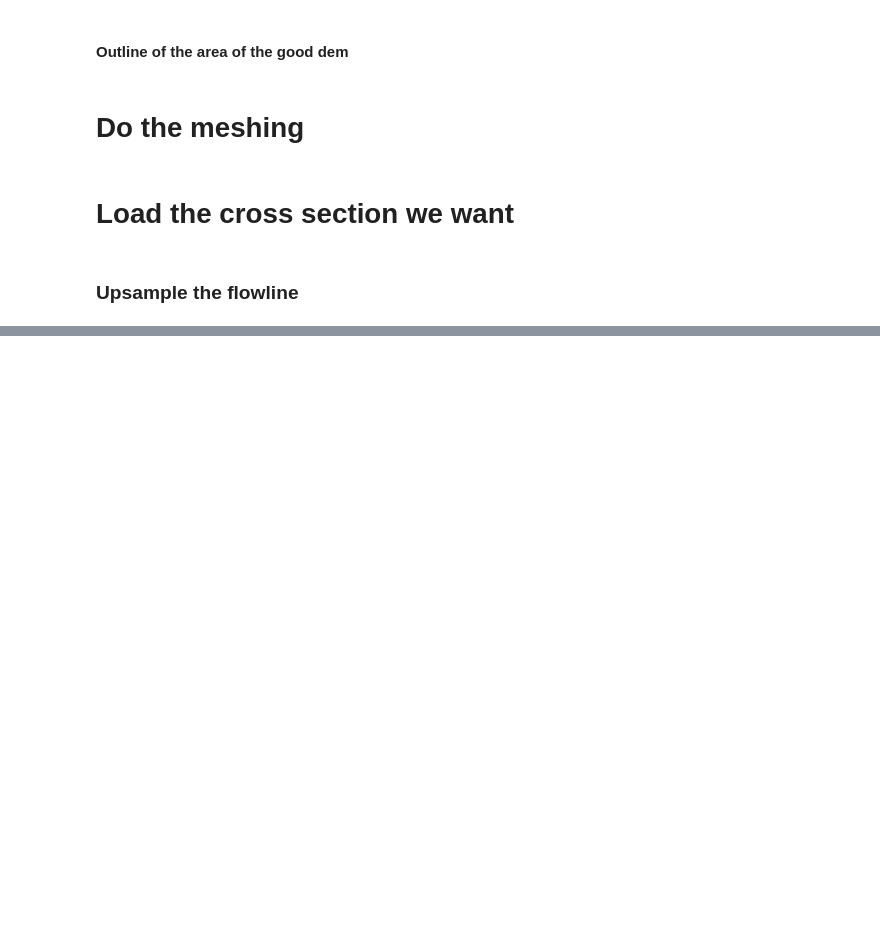
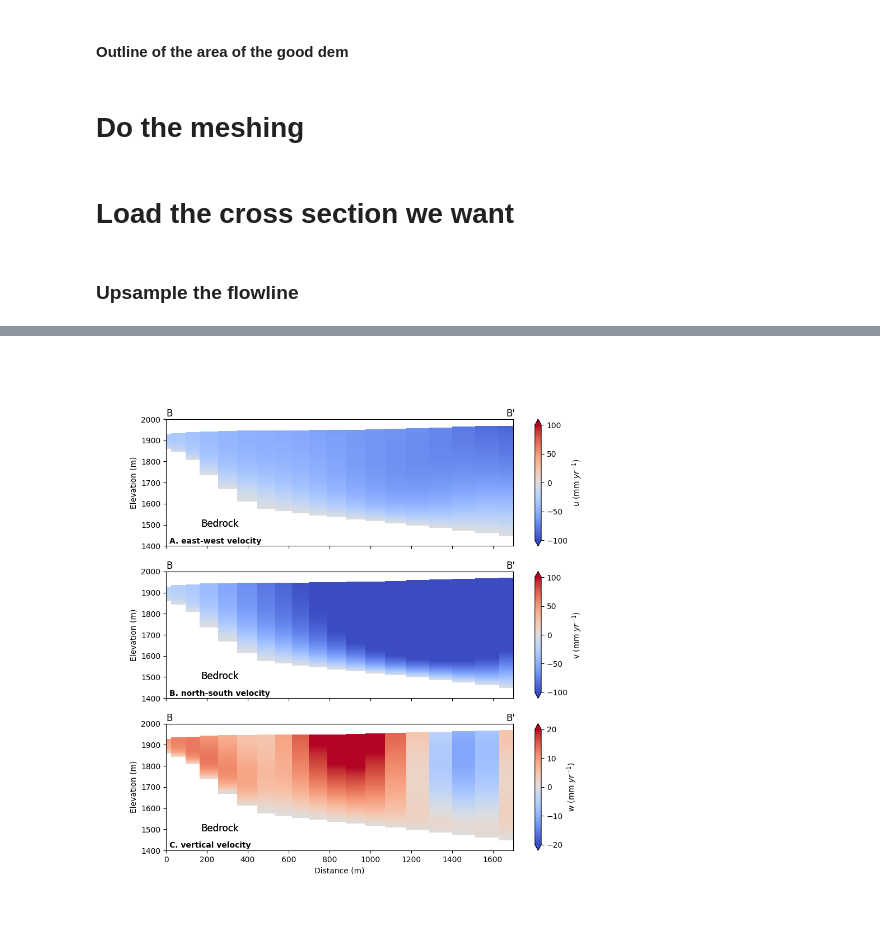
Before and after one commit to johnmorganmanos/AH_temp_paper, a Jupyter notebook: fig4_v3.ipynb, the cells around one changed output, grey strips where cells are left out. Saved outputs shown, nothing was run; the diff lists cells and outputs as text; code cells hidden in the pictures; blank space fills up the shorter version.

```diff
--- a/fig4_v3.ipynb
+++ b/fig4_v3.ipynb
@@ -254,0 +435,60 @@ plt.savefig('Figures/fig4_v3.eps', dpi=600)
+# %%
+fig, axes = plt.subplots(3, 1, figsize=(10,10), sharex=True)
+
+vm = 100
+im_u = axes[0].pcolormesh(distances_arr.T-2400, zs_arr.T, u_prof_arr.T*enhancement_factor, cmap='coolwarm', vmin=-vm, vmax=vm)
+
+vm = 100
+im_v = axes[1].pcolormesh(distances_arr.T-2400, zs_arr.T, v_prof_arr.T*enhancement_factor, cmap='coolwarm', vmin=-vm, vmax=vm)
+
+vm = 20
+im_w = axes[2].pcolormesh(distances_arr.T-2400, zs_arr.T, w_prof_arr.T*enhancement_factor, cmap='coolwarm', vmin=-vm, vmax=vm)
+
+# Colorbars
+fig.colorbar(im_u, ax=axes[0], label='u (mm '+r"$yr^{-1}$"+')', extend='both')
+fig.colorbar(im_v, ax=axes[1], label='v (mm '+r"$yr^{-1}$"+')', extend='both')
+fig.colorbar(im_w, ax=axes[2], label='w (mm '+r"$yr^{-1}$"+')', extend='both')
+
+axes[0].set_xlim([0,1700])
+axes[1].set_xlim([0,1700])
+axes[2].set_xlim([0,1700])
+
+axes[0].set_ylim([1400,2000])
+axes[1].set_ylim([1400,2000])
+axes[2].set_ylim([1400,2000])
+
+axes[0].set_ylabel('Elevation (m)')
+axes[1].set_ylabel('Elevation (m)')
+axes[2].set_ylabel('Elevation (m)')
+
+axes[2].set_xlabel('Distance (m)')
+
+# axes[0].annotate('A', (0.01,0.02), xycoords='axes fraction', fontsize=12, weight='bold')
+# axes[1].annotate('B', (0.01,0.02), xycoords='axes fraction', fontsize=12, weight='bold')
+# axes[2].annotate('C', (0.01,0.02), xycoords='axes fraction', fontsize=12, weight='bold')
+
+axes[0].annotate('Bedrock', (.1,0.15), xycoords='axes fraction', fontsize=12,)
+axes[1].annotate('Bedrock', (.1,0.15), xycoords='axes fraction', fontsize=12,)
+axes[2].annotate('Bedrock', (.1,0.15), xycoords='axes fraction', fontsize=12,)
+
+axes[0].annotate('A. east-west velocity', (0.01,0.02), xycoords='axes fraction', fontsize=10, weight='bold')
+axes[1].annotate('B. north-south velocity', (0.01,0.02), xycoords='axes fraction', fontsize=10, weight='bold')
+axes[2].annotate('C. vertical velocity', (0.01,0.02), xycoords='axes fraction', fontsize=10, weight='bold')
+
+axes[0].annotate('Bedrock', (.1,0.15), xycoords='axes fraction', fontsize=12,)
+axes[1].annotate('Bedrock', (.1,0.15), xycoords='axes fraction', fontsize=12,)
+axes[2].annotate('Bedrock', (.1,0.15), xycoords='axes fraction', fontsize=12,)
+
+
+axes[0].annotate('B', (0,1.02), xycoords='axes fraction', fontsize=12,)
+axes[0].annotate('B\'', (.98,1.02), xycoords='axes fraction', fontsize=12,)
+axes[1].annotate('B', (0,1.02), xycoords='axes fraction', fontsize=12,)
+axes[1].annotate('B\'', (.98,1.02), xycoords='axes fraction', fontsize=12,)
+axes[2].annotate('B', (0,1.02), xycoords='axes fraction', fontsize=12,)
+axes[2].annotate('B\'', (.98,1.02), xycoords='axes fraction', fontsize=12,)
+
+plt.savefig('Figures/figS4_v3_enhance.png', dpi=600)
+plt.savefig('Figures/figS4_v3_enhance.eps', dpi=600)
+plt.savefig('Figures/figS4_v3_enhance.pdf', dpi=600)
+# %% [output]
+[figure, added]
```
Also changed, not shown: parts of 9 cells of this notebook, 8 other files.
